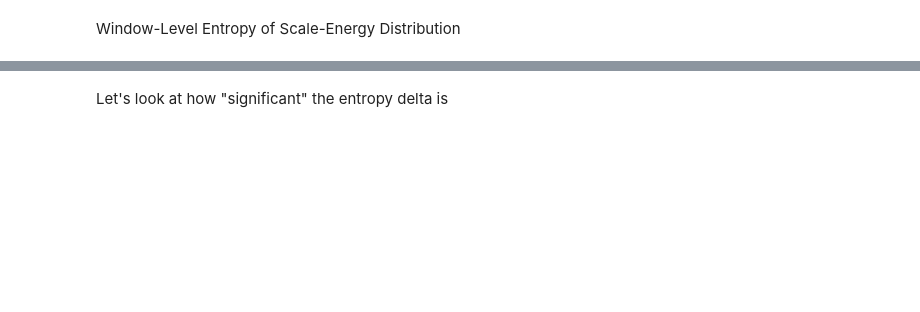
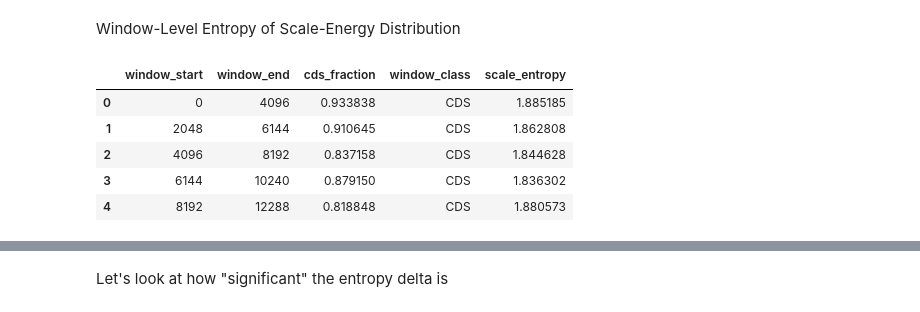
Before and after one commit to dpmcgonigle/applied-mathematics-5300-uml, a Jupyter notebook: wavelets_g_gmc.ipynb, the cells around one changed output, grey strips where cells are left out. Cells and saved outputs as stored; diff of their text form; code cells hidden in the pictures; blank space fills up the shorter version.

```diff
--- a/wavelets_g_gmc.ipynb
+++ b/wavelets_g_gmc.ipynb
@@ -1310,20 +1396,27 @@ Window-Level Entropy of Scale-Energy Distribution
 # %%
 window_entropy_rows = []
 
 for (window_start, window_end), group in (
-    a_windowed_energy[a_windowed_energy["kind"] == "detail"]
+    g_windowed_energy[g_windowed_energy["kind"] == "detail"]
     .groupby(["window_start", "window_end"])
 ):
     entropy = compute_scale_entropy(group, column="relative_energy")
     cds_fraction = float(group["cds_fraction"].iloc[0])
     window_entropy_rows.append({
         "window_start": window_start,
         "window_end": window_end,
         "cds_fraction": cds_fraction,
         "window_class": classify_cds_window(cds_fraction),
         "scale_entropy": entropy,
     })
 
-a_window_entropy = pd.DataFrame(window_entropy_rows)
-a_window_entropy.head()
+g_window_entropy = pd.DataFrame(window_entropy_rows)
+g_window_entropy.head()
+# %% [output]
+|  | window_start | window_end | cds_fraction | window_class | scale_entropy |
+| 0 | 0 | 4096 | 0.933838 | CDS | 1.885185 |
+| 1 | 2048 | 6144 | 0.910645 | CDS | 1.862808 |
+| 2 | 4096 | 8192 | 0.837158 | CDS | 1.844628 |
+| 3 | 6144 | 10240 | 0.879150 | CDS | 1.836302 |
+| 4 | 8192 | 12288 | 0.818848 | CDS | 1.880573 |
 # %%
```
Also changed, not shown: parts of 19 cells of this notebook.
